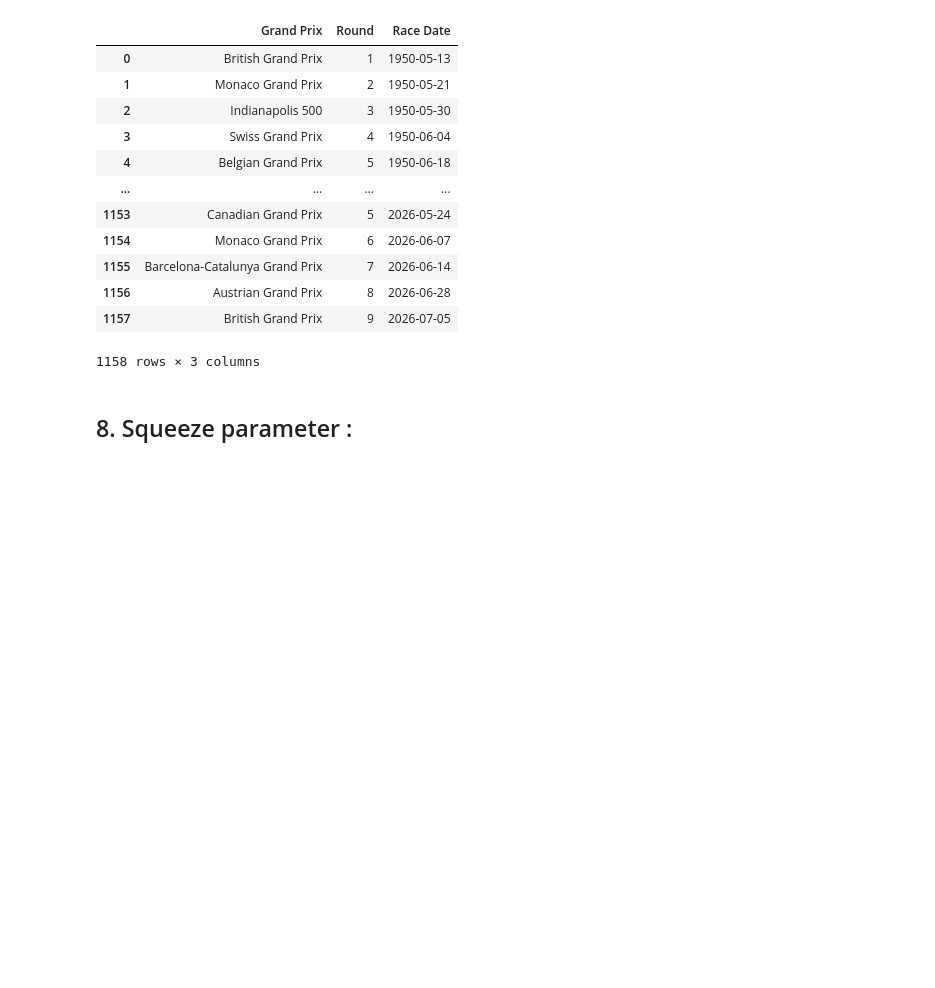
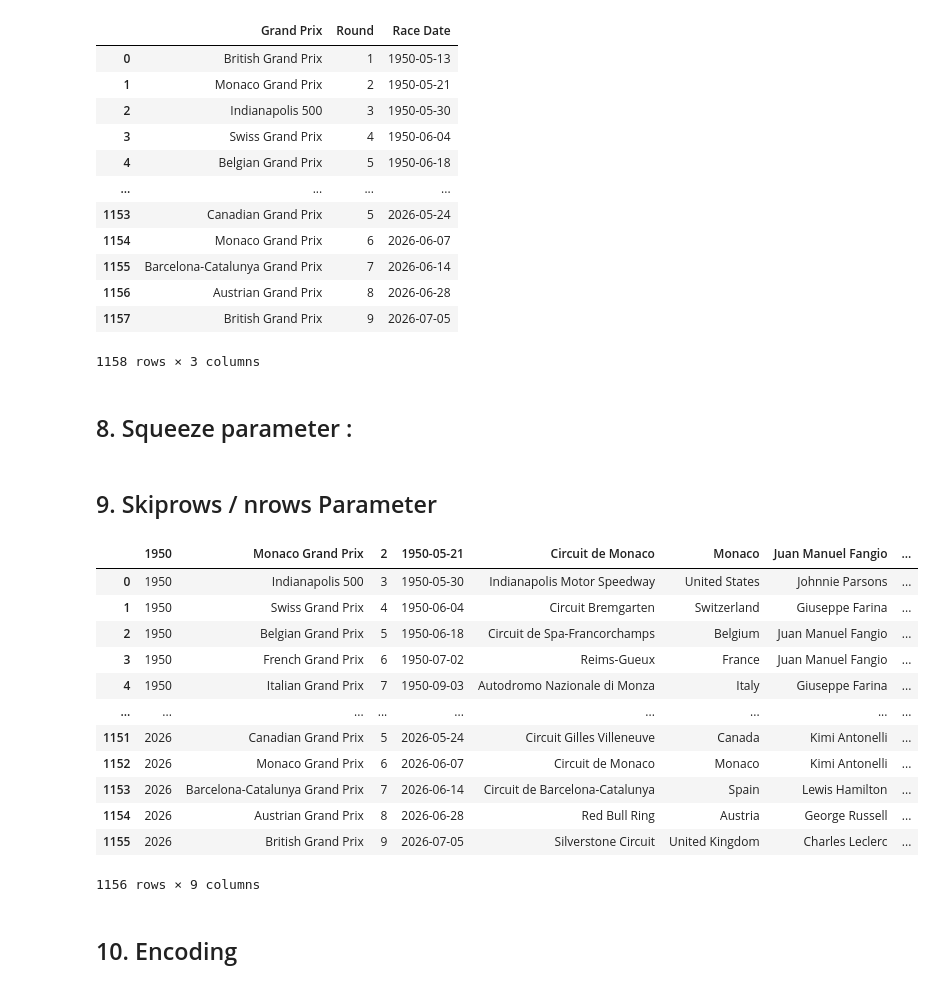
Before and after one commit to aayushmanz/Machine-Learning-with-Python, a Jupyter notebook: Data Gathering & File Handling/Read CSV File For ML.ipynb, the cells around one changed output. Drawn from its saved outputs; the diff is of its cells as text; code cells hidden in the pictures; blank space fills up the shorter version.

Commit message:
Add examples for skiprows and encoding parameters in Read CSV File For ML notebook

```diff
--- a/Data Gathering & File Handling/Read CSV File For ML.ipynb
+++ b/Data Gathering & File Handling/Read CSV File For ML.ipynb
@@ -215,3 +215,24 @@ df.iloc[:,1:4:1]
 # %%
 # df = pd.read_csv('/workspaces/Machine-Learning-with-Python/Data Gathering & File Handling/f1_podiums_1950_2026.csv', usecols=['Country'], squeeze=True)
 # squeeze is not avaiable for new update of pandas.
+# %% [markdown]
+## 9. Skiprows / nrows Parameter
+# %%
+df = pd.read_csv('/workspaces/Machine-Learning-with-Python/Data Gathering & File Handling/f1_podiums_1950_2026.csv', skiprows=[0,1])
+df
+# %% [output]
+|  | 1950 | Monaco Grand Prix | 2 | 1950-05-21 | Circuit de Monaco | Monaco | Juan Manuel Fangio | ... |
+| 0 | 1950 | Indianapolis 500 | 3 | 1950-05-30 | Indianapolis Motor Speedway | United States | Johnnie Parsons | ... |
+| 1 | 1950 | Swiss Grand Prix | 4 | 1950-06-04 | Circuit Bremgarten | Switzerland | Giuseppe Farina | ... |
+| 2 | 1950 | Belgian Grand Prix | 5 | 1950-06-18 | Circuit de Spa-Francorchamps | Belgium | Juan Manuel Fangio | ... |
+| 3 | 1950 | French Grand Prix | 6 | 1950-07-02 | Reims-Gueux | France | Juan Manuel Fangio | ... |
+| 4 | 1950 | Italian Grand Prix | 7 | 1950-09-03 | Autodromo Nazionale di Monza | Italy | Giuseppe Farina | ... |
+| ... | ... | ... | ... | ... | ... | ... | ... | ... |
+| 1151 | 2026 | Canadian Grand Prix | 5 | 2026-05-24 | Circuit Gilles Villeneuve | Canada | Kimi Antonelli | ... |
+| 1152 | 2026 | Monaco Grand Prix | 6 | 2026-06-07 | Circuit de Monaco | Monaco | Kimi Antonelli | ... |
+| 1153 | 2026 | Barcelona-Catalunya Grand Prix | 7 | 2026-06-14 | Circuit de Barcelona-Catalunya | Spain | Lewis Hamilton | ... |
+| 1154 | 2026 | Austrian Grand Prix | 8 | 2026-06-28 | Red Bull Ring | Austria | George Russell | ... |
+| 1155 | 2026 | British Grand Prix | 9 | 2026-07-05 | Silverstone Circuit | United Kingdom | Charles Leclerc | ... |
+1156 rows × 9 columns
+# %% [markdown]
+## 10. Encoding
```
